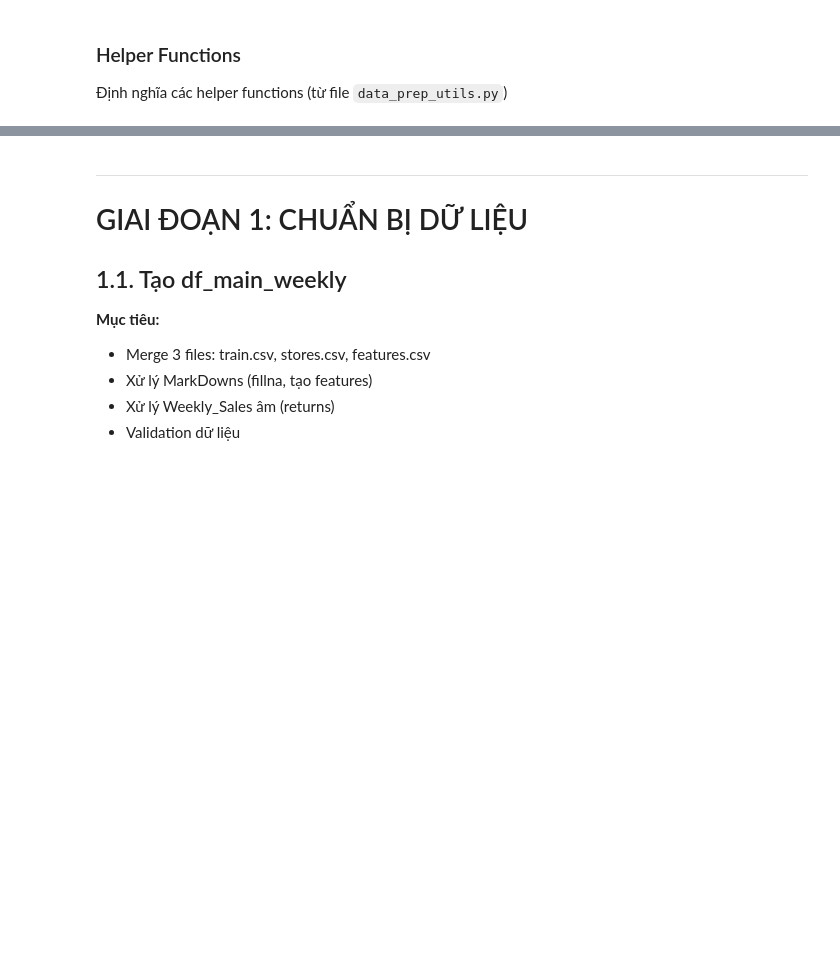
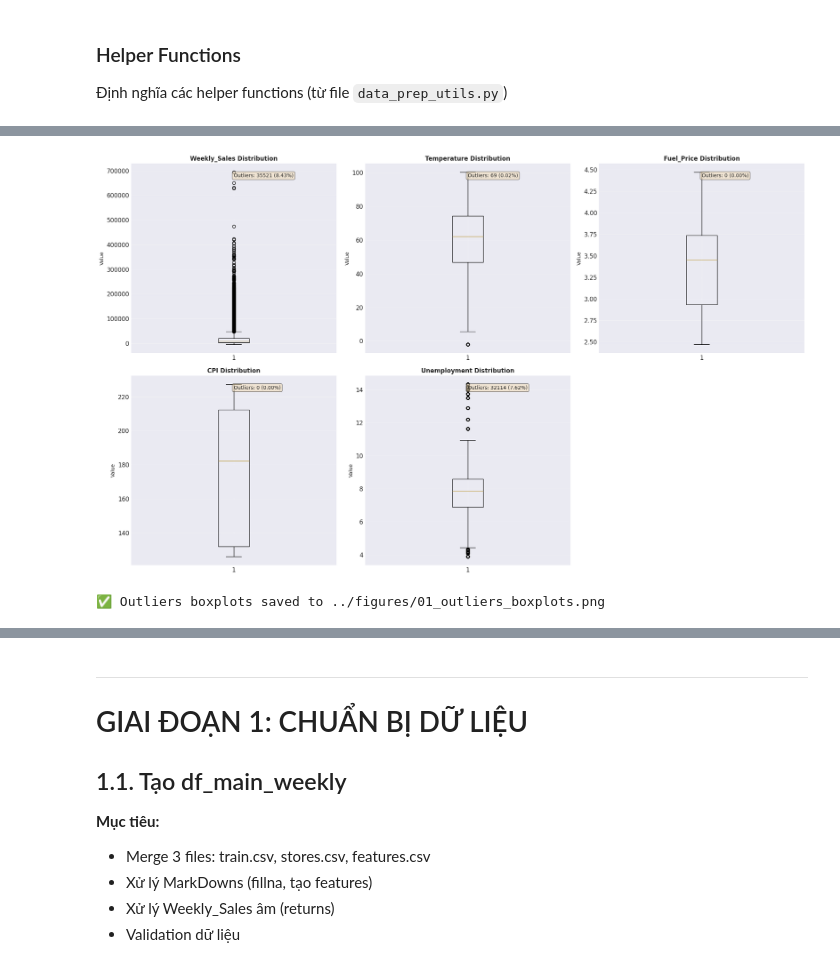
Before and after one commit to coderbian/Datathon---Data2U, a Jupyter notebook: notebooks/01_Data_Preparation_Complete.ipynb, the cells around one changed output, grey strips where cells are left out. Saved outputs shown, nothing was run; the diff lists cells and outputs as text; code cells hidden in the pictures; blank space fills up the shorter version.

```diff
--- a/notebooks/01_Data_Preparation_Complete.ipynb
+++ b/notebooks/01_Data_Preparation_Complete.ipynb
@@ -29,6 +29,11 @@ import numpy as np
 import warnings
 import os
 from datetime import datetime, timedelta
+import matplotlib.pyplot as plt
+import seaborn as sns
+from scipy import stats
+from scipy.stats import normaltest
+import missingno as msno
 
 warnings.filterwarnings('ignore')
 
@@ -36,4 +41,13 @@ warnings.filterwarnings('ignore')
 pd.set_option('display.max_columns', None)
 pd.set_option('display.width', 1000)
 
+# Cấu hình matplotlib và seaborn
+plt.style.use('seaborn-v0_8-darkgrid')
+sns.set_palette("husl")
+plt.rcParams['figure.figsize'] = (16, 10)
+plt.rcParams['font.size'] = 12
+
+# Tạo thư mục figures nếu chưa có
+os.makedirs('../figures', exist_ok=True)
+
 print("✅ Libraries imported successfully!")
@@ -174,0 +315,39 @@ print(f"📁 Processed path: {PROCESSED_PATH}")
+# %%
+# Boxplots cho các numeric columns quan trọng
+numeric_cols = ['Weekly_Sales', 'Temperature', 'Fuel_Price', 'CPI', 'Unemployment']
+
+fig, axes = plt.subplots(2, 3, figsize=(20, 12))
+axes = axes.flatten()
+
+for i, col in enumerate(numeric_cols):
+    if col in df_merged.columns:
+        data = df_merged[col].dropna()
+        axes[i].boxplot(data, vert=True)
+        axes[i].set_title(f'{col} Distribution', fontsize=12, fontweight='bold')
+        axes[i].set_ylabel('Value', fontsize=10)
+        axes[i].grid(True, alpha=0.3)
+
+        # Thêm statistics
+        q1 = data.quantile(0.25)
+        q3 = data.quantile(0.75)
+        iqr = q3 - q1
+        lower_bound = q1 - 1.5 * iqr
+        upper_bound = q3 + 1.5 * iqr
+        outliers = data[(data < lower_bound) | (data > upper_bound)]
+
+        axes[i].text(0.5, 0.95, f'Outliers: {len(outliers)} ({len(outliers)/len(data)*100:.2f}%)',
+                    transform=axes[i].transAxes, fontsize=10,
+                    verticalalignment='top', bbox=dict(boxstyle='round', facecolor='wheat', alpha=0.5))
+
+# Xóa subplot thừa
+if len(numeric_cols) < len(axes):
+    fig.delaxes(axes[-1])
+
+plt.tight_layout()
+plt.savefig('../figures/01_outliers_boxplots.png', dpi=300, bbox_inches='tight')
+plt.show()
+
+print("✅ Outliers boxplots saved to ../figures/01_outliers_boxplots.png")
+# %% [output]
+[figure, added]
+✅ Outliers boxplots saved to ../figures/01_outliers_boxplots.png
```
Also changed, not shown: parts of 50 cells of this notebook, 14 other files.
